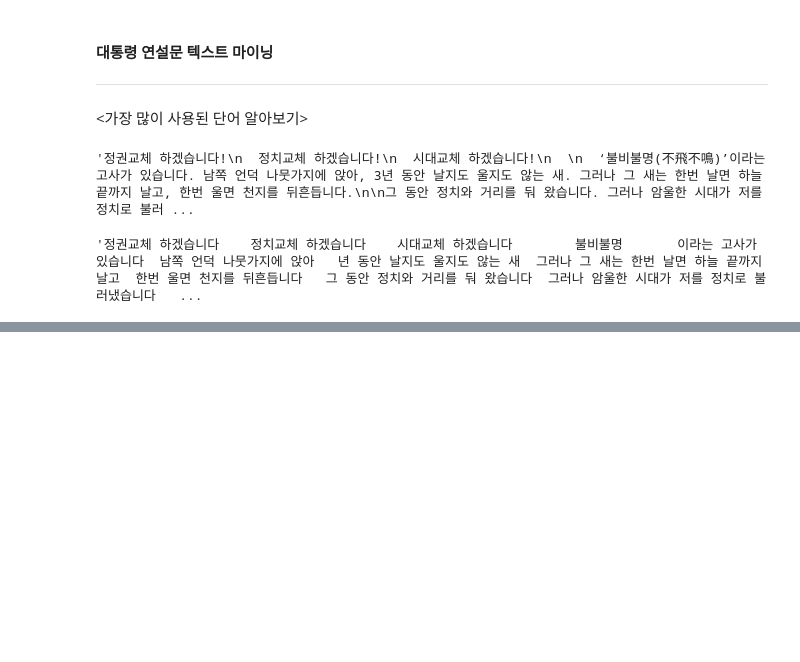
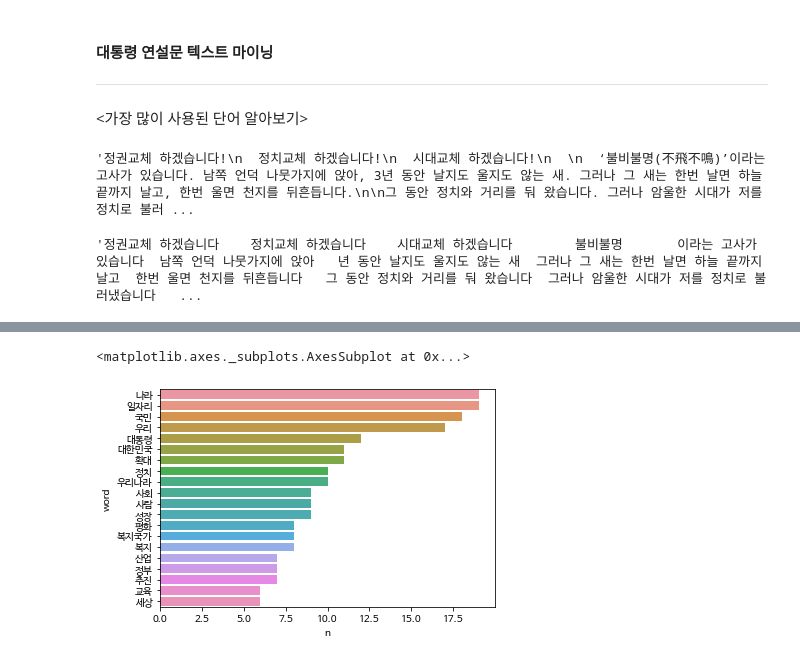
Before and after one commit to Devheun/Data-Analysis, a Jupyter notebook: Project2.ipynb, the cells around one changed output, grey strips where cells are left out. Drawn from its saved outputs; the diff is of its cells as text; code cells hidden in the pictures; blank space fills up the shorter version.

```diff
--- a/Project2.ipynb
+++ b/Project2.ipynb
@@ -69,0 +55,9 @@ moon
+# %%
+# 연설문에서 명사 추출하기
+nouns=hannanum.nouns(moon)
+nouns
+# %%
+# 데이터 프레임으로 변환
+import pandas as pd
+df_word=pd.DataFrame({'word':nouns})
+df_word
@@ -69,0 +78,5 @@ moon
+# %%
+# 4. 단어 빈도표 만들기
+df_word['count']=df_word['word'].str.len() # pd.str.len()으로 글자 수를 나타낸 변수 추가
+df_word=df_word.query('count>=2') # 한 글자로 된 단어는 의미가 없는 경우가 많으므로 제외
+df_word.sort_values('count')
@@ -69,0 +97,6 @@ moon
+# %%
+# 단어 사용빈도 구하고 빈도순으로 정렬
+df_word=df_word.groupby('word',as_index=False)\
+               .agg(n=('word','count'))\
+               .sort_values('n',ascending=False)
+df_word
@@ -69,0 +121,11 @@ moon
+# %%
+# 5. 단어 빈도 막대 그래프 만들기
+import seaborn as sns
+import matplotlib.pyplot as plt
+top20=df_word.head(20)
+
+plt.rc('font', family='NanumBarunGothic') # 윗 박스에 있는 코드로 나눔고딕 폰트 설치해서 출력!
+sns.barplot(data=top20,y='word',x='n')
+# %% [output]
+<matplotlib.axes._subplots.AxesSubplot at 0x...>
+[figure, added]
```
Also changed, not shown: parts of 8 cells of this notebook.
